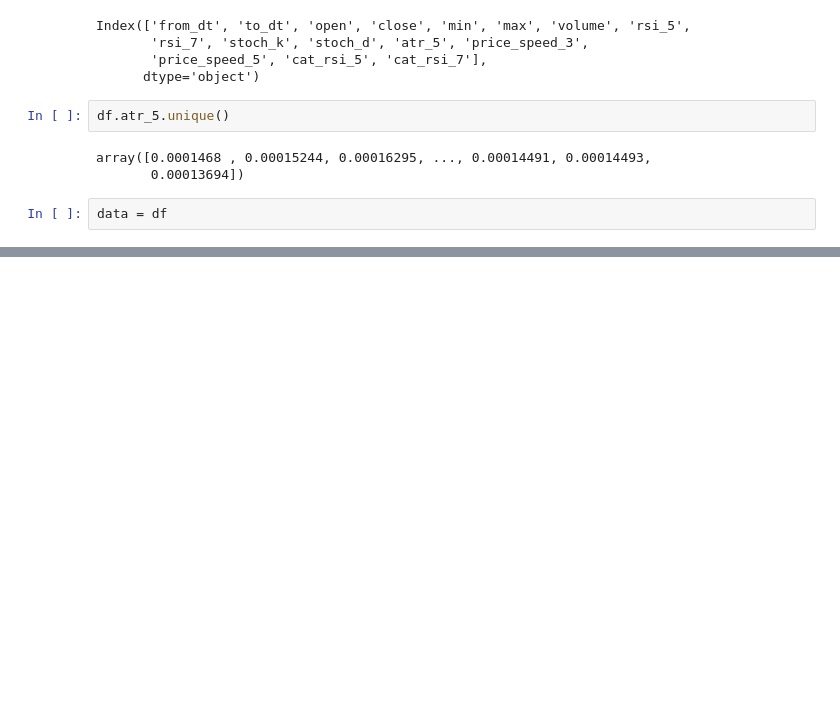
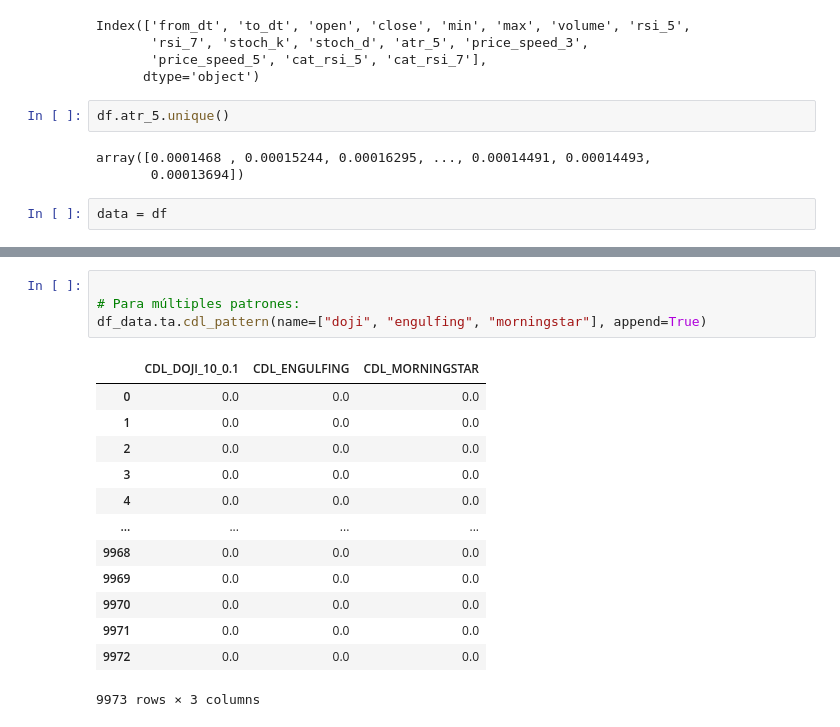
Before and after one commit to AlexCh069/iqoptions_bot, a Jupyter notebook: notebooks/dbscan.ipynb, the cells around one changed output, grey strips where cells are left out. Saved outputs shown, nothing was run; the diff lists cells and outputs as text; blank space fills up the shorter version.

```diff
--- a/notebooks/dbscan.ipynb
+++ b/notebooks/dbscan.ipynb
@@ -179,0 +235,18 @@ plt.show()
+# %%
+
+# Para múltiples patrones:
+df_data.ta.cdl_pattern(name=["doji", "engulfing", "morningstar"], append=True)
+# %% [output]
+|  | CDL_DOJI_10_0.1 | CDL_ENGULFING | CDL_MORNINGSTAR |
+| 0 | 0.0 | 0.0 | 0.0 |
+| 1 | 0.0 | 0.0 | 0.0 |
+| 2 | 0.0 | 0.0 | 0.0 |
+| 3 | 0.0 | 0.0 | 0.0 |
+| 4 | 0.0 | 0.0 | 0.0 |
+| ... | ... | ... | ... |
+| 9968 | 0.0 | 0.0 | 0.0 |
+| 9969 | 0.0 | 0.0 | 0.0 |
+| 9970 | 0.0 | 0.0 | 0.0 |
+| 9971 | 0.0 | 0.0 | 0.0 |
+| 9972 | 0.0 | 0.0 | 0.0 |
+9973 rows × 3 columns
```
Also changed, not shown: parts of 9 cells of this notebook, 2 other files.
